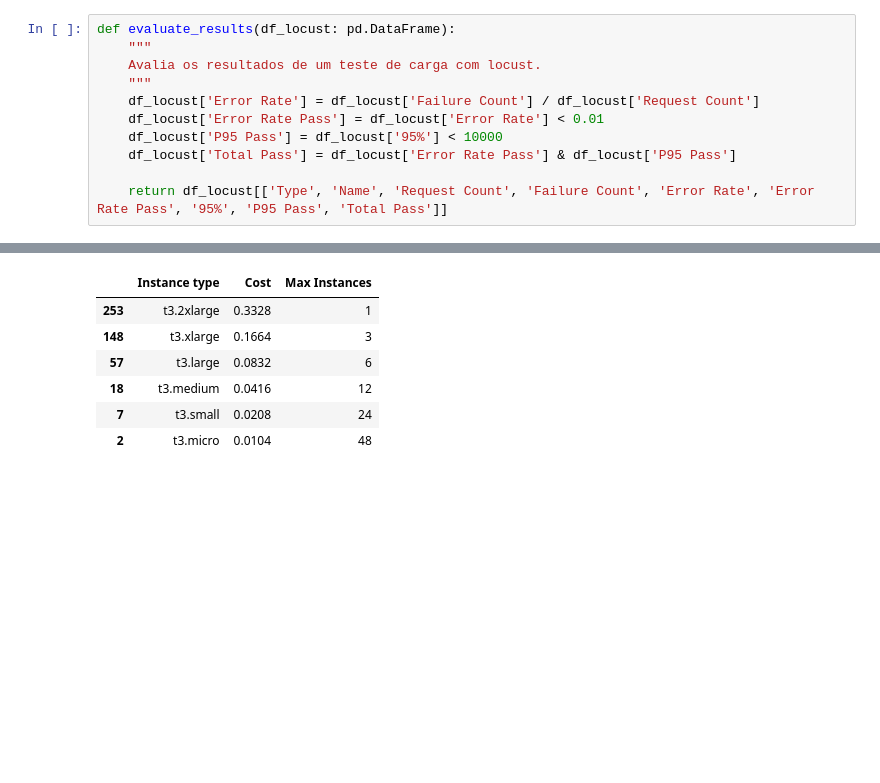
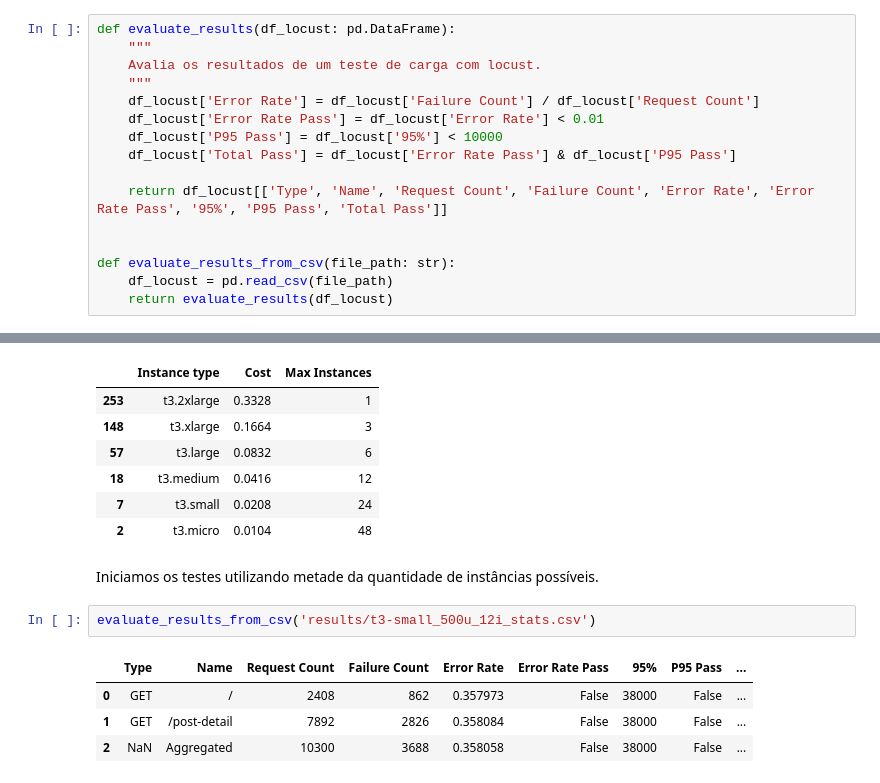
Before and after one commit to jonasluz/DIA.X540.cloud-ai, a Jupyter notebook: Project-4/Project-4.ipynb, the cells around one changed output, grey strips where cells are left out. Saved outputs shown, nothing was run; the diff lists cells and outputs as text; blank space fills up the shorter version.

Commit message:
Lab Results | Analysis for the rest of the t3 family.

```diff
--- a/Project-4/Project-4.ipynb
+++ b/Project-4/Project-4.ipynb
@@ -168,6 +168,11 @@ def evaluate_results(df_locust: pd.DataFrame):
     df_locust['Total Pass'] = df_locust['Error Rate Pass'] & df_locust['P95 Pass']
 
     return df_locust[['Type', 'Name', 'Request Count', 'Failure Count', 'Error Rate', 'Error Rate Pass', '95%', 'P95 Pass', 'Total Pass']]
+
+
+def evaluate_results_from_csv(file_path: str):
+    df_locust = pd.read_csv(file_path)
+    return evaluate_results(df_locust)
 # %%
 df_baseline = pd.read_csv('results/ProjectExampleBaseline_stats.csv')
 
@@ -241,3 +246,12 @@ df_prices[df_prices['Instance type'].str.contains('t3')][['Instance type', 'Cost
 | 18 | t3.medium | 0.0416 | 12 |
 | 7 | t3.small | 0.0208 | 24 |
 | 2 | t3.micro | 0.0104 | 48 |
+# %% [markdown]
+Iniciamos os testes utilizando metade da quantidade de instâncias possíveis.
+# %%
+evaluate_results_from_csv('results/t3-small_500u_12i_stats.csv')
+# %% [output]
+|  | Type | Name | Request Count | Failure Count | Error Rate | Error Rate Pass | 95% | P95 Pass | ... |
+| 0 | GET | / | 2408 | 862 | 0.357973 | False | 38000 | False | ... |
+| 1 | GET | /post-detail | 7892 | 2826 | 0.358084 | False | 38000 | False | ... |
+| 2 | NaN | Aggregated | 10300 | 3688 | 0.358058 | False | 38000 | False | ... |
```
Also changed, not shown: parts of 21 cells of this notebook, 18 other files.
